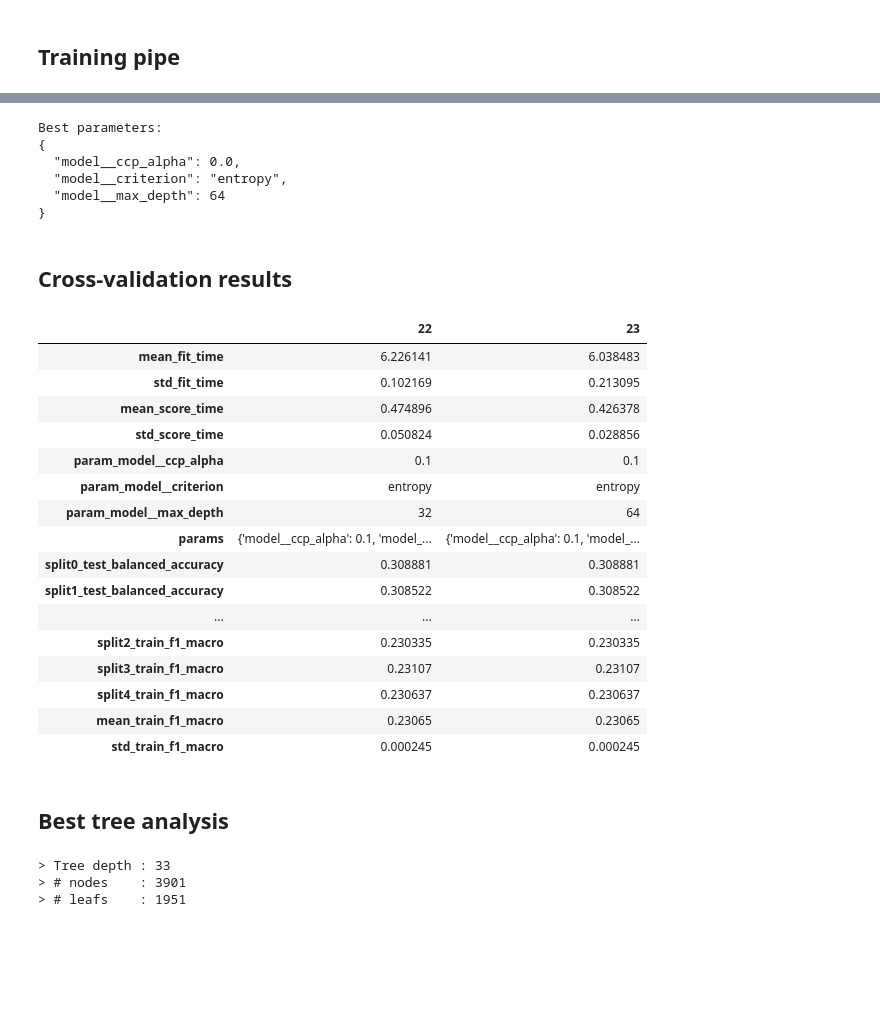
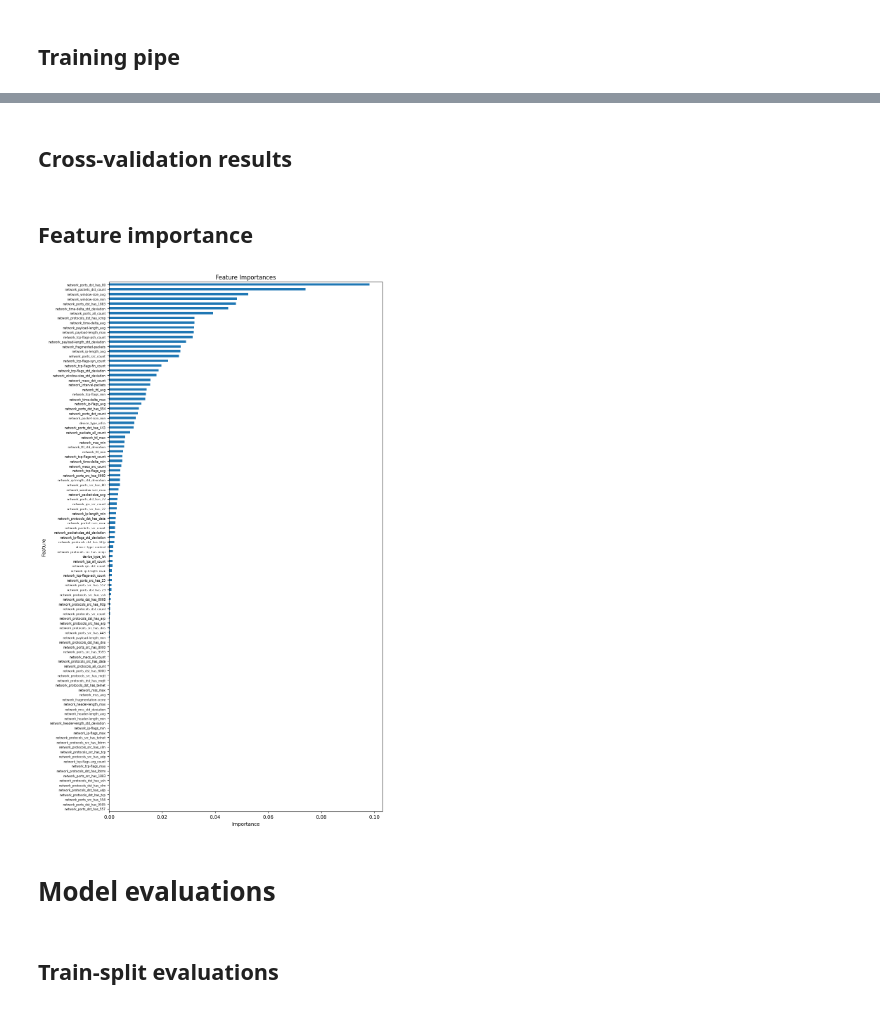
Before and after one commit to nelioasousa/iiot_threat_detec, a Jupyter notebook: experiments/decision_tree.ipynb, the cells around one changed output, grey strips where cells are left out. Cells and saved outputs as stored; diff of their text form; code cells hidden in the pictures; blank space fills up the shorter version.

```diff
--- a/experiments/decision_tree.ipynb
+++ b/experiments/decision_tree.ipynb
@@ -71,7 +69,7 @@ def prepare_experiment(
     experiment["cache_dir"] = str(cache_dir)
     return experiment
 # %%
-experiment = prepare_experiment(which="full", group_classes=True)
+experiment = prepare_experiment(which="full", target="all")
 
 X_train, y_train = experiment["train"]
 sample_weight = experiment["sample_weight"]
@@ -90,7 +88,10 @@ train_pipe = Pipeline(
             "model",
             DecisionTreeClassifier(
                 splitter="best",
+                # Maximum of 32 comparisons for a predict pass
+                max_depth=32,
                 random_state=RANDOM_STATE,
+                min_samples_split=20,
                 min_samples_leaf=10,
             ),
         ),
@@ -121,53 +121,13 @@ grid = GridSearchCV(
 grid.fit(X_train, y_train, model__sample_weight=sample_weight)
 
 trained_pipe = grid.best_estimator_
-feature_names = trained_pipe["transformer"].get_feature_names_out()
-
-best_parameters = dumps(grid.best_params_, indent=2)
-with (results_dir / "train_cv_best_parameters.json").open("w") as f:
-    f.write(best_parameters)
-print("Best parameters:", best_parameters, sep="\n")
+trained_model = trained_pipe["model"]
+trained_tree = trained_model.tree_
-# %% [output]
-Best parameters:
-{
-  "model__ccp_alpha": 0.0,
-  "model__criterion": "entropy",
-  "model__max_depth": 64
-}
 # %% [markdown]
 ## Cross-validation results
 # %%
 cv_results = pd.DataFrame(grid.cv_results_)
+cv_results.sort_values(by="rank_test_f1_macro", inplace=True)
 cv_results.to_csv(results_dir / "train_cv_results.csv", index=False)
-cv_results.tail(2).transpose()
-# %% [output]
-|  | 22 | 23 |
-| mean_fit_time | 6.226141 | 6.038483 |
-| std_fit_time | 0.102169 | 0.213095 |
-| mean_score_time | 0.474896 | 0.426378 |
-| std_score_time | 0.050824 | 0.028856 |
-| param_model__ccp_alpha | 0.1 | 0.1 |
-| param_model__criterion | entropy | entropy |
-| param_model__max_depth | 32 | 64 |
-| params | {'model__ccp_alpha': 0.1, 'model_... | {'model__ccp_alpha': 0.1, 'model_... |
-| split0_test_balanced_accuracy | 0.308881 | 0.308881 |
-| split1_test_balanced_accuracy | 0.308522 | 0.308522 |
-| ... | ... | ... |
-| split2_train_f1_macro | 0.230335 | 0.230335 |
-| split3_train_f1_macro | 0.23107 | 0.23107 |
-| split4_train_f1_macro | 0.230637 | 0.230637 |
-| mean_train_f1_macro | 0.23065 | 0.23065 |
-| std_train_f1_macro | 0.000245 | 0.000245 |
-# %% [markdown]
-## Best tree analysis
-# %%
-trained_model = trained_pipe["model"]
-trained_tree = trained_model.tree_
-
-print("> Tree depth :", trained_tree.max_depth)
-print("> # nodes    :", trained_tree.node_count)
-print("> # leafs    :", trained_tree.n_leaves)
-# %% [output]
-> Tree depth : 33
-> # nodes    : 3901
-> # leafs    : 1951
+# %% [markdown]
+## Feature importance
@@ -173,0 +146,24 @@ print("> # leafs    :", trained_tree.n_leaves)
+# %%
+fig, ax = plt.subplots(figsize=(10, 16))
+
+feature_importances["importance"].plot(kind="barh", ax=ax)
+
+ax.invert_yaxis()
+ax.set_yticks(
+    ticks=range(feature_importances.shape[0]),
+    labels=feature_importances["feature"],
+    fontsize=6,
+)
+ax.set_title("Feature Importances")
+ax.set_xlabel("Importance")
+ax.set_ylabel("Feature")
+
+plt.tight_layout()
+plt.savefig(results_dir / "feature_importances.png", dpi=300)
+plt.show()
+# %% [output]
+[figure, added]
+# %% [markdown]
+# Model evaluations
+# %% [markdown]
+## Train-split evaluations
```
Also changed, not shown: parts of 36 cells of this notebook, 39 other files.
